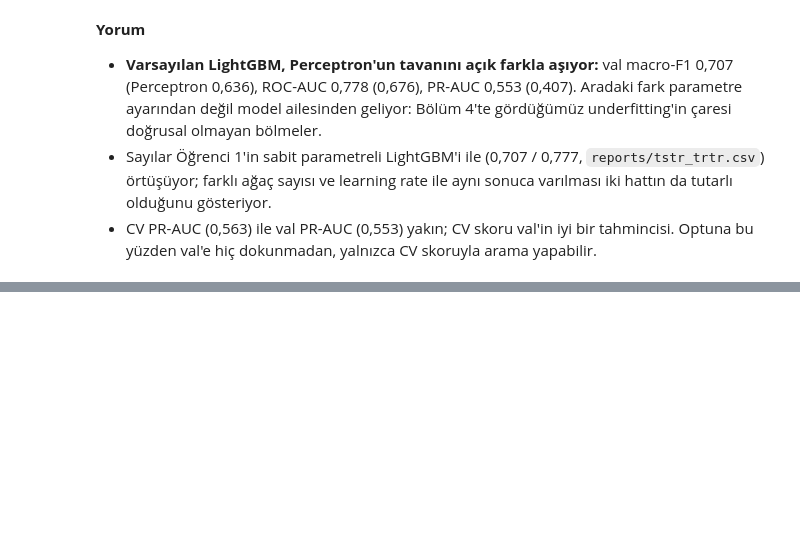
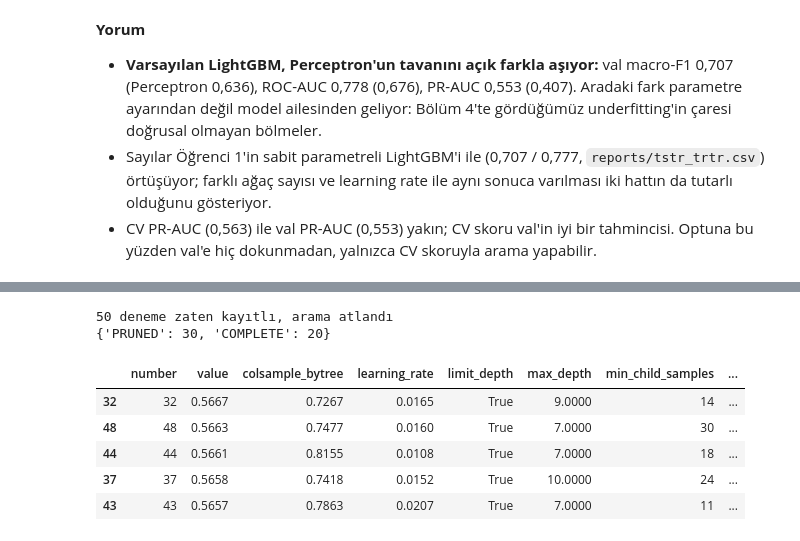
Before and after one commit to KamuranBey00/DataScienceProject, a Jupyter notebook: notebooks/03_perceptron_lgbm.ipynb, the cells around one changed output, grey strips where cells are left out. Saved outputs shown, nothing was run; the diff lists cells and outputs as text; code cells hidden in the pictures; blank space fills up the shorter version.

```diff
--- a/notebooks/03_perceptron_lgbm.ipynb
+++ b/notebooks/03_perceptron_lgbm.ipynb
@@ -434,7 +436,7 @@ def cv_lgbm(
 ) -> dict:
     """5-fold stratified CV PR-AUC with early stopping on each held-out fold.
 
-    With a trial, the running mean is reported after each fold so Optuna can prune.
+    With a trial, the running score sum is reported after each fold so Optuna can prune.
     """
     folds = StratifiedKFold(N_FOLDS, shuffle=True, random_state=SEED)
     scores, best_iters = [], []
@@ -447,7 +449,11 @@ def cv_lgbm(
         scores.append(average_precision_score(y_stop, model.predict_proba(X_stop)[:, 1]))
         best_iters.append(model.best_iteration_)
         if trial is not None:
-            trial.report(float(np.mean(scores)), fold)
+            # MedianPruner compares this trial's best value over all steps with the others'
+            # value at the current step. A running mean falls as harder folds arrive, so its
+            # best stays at fold 0 and nothing is ever pruned. The sum only grows, so its best
+            # is the current step, and comparing sums at one step equals comparing means.
+            trial.report(float(np.sum(scores)), fold)
             if trial.should_prune():
                 raise optuna.TrialPruned()
     return {
@@ -530,0 +614,18 @@ Varsayılan LGBM, CV PR-AUC = 0.5629 ± 0.0114, 59 ağaç
+# %%
+run_until(study, N_TRIALS)
+
+trials = study.trials_dataframe(attrs=("number", "value", "state", "params", "user_attrs"))
+trials.columns = [col.removeprefix("params_").removeprefix("user_attrs_") for col in trials.columns]
+print(trials.state.value_counts().to_dict())
+# A pruned trial's value is its last reported fold-score sum, not a mean, so rank finished ones only
+complete = trials[trials.state == "COMPLETE"].drop(columns="state")
+complete.sort_values("value", ascending=False).head(5)
+# %% [output]
+50 deneme zaten kayıtlı, arama atlandı
+{'PRUNED': 30, 'COMPLETE': 20}
+|  | number | value | colsample_bytree | learning_rate | limit_depth | max_depth | min_child_samples | ... |
+| 32 | 32 | 0.5667 | 0.7267 | 0.0165 | True | 9.0000 | 14 | ... |
+| 48 | 48 | 0.5663 | 0.7477 | 0.0160 | True | 7.0000 | 30 | ... |
+| 44 | 44 | 0.5661 | 0.8155 | 0.0108 | True | 7.0000 | 18 | ... |
+| 37 | 37 | 0.5658 | 0.7418 | 0.0152 | True | 10.0000 | 24 | ... |
+| 43 | 43 | 0.5657 | 0.7863 | 0.0207 | True | 7.0000 | 11 | ... |
```
Also changed, not shown: parts of 9 cells of this notebook, 1 other file.
